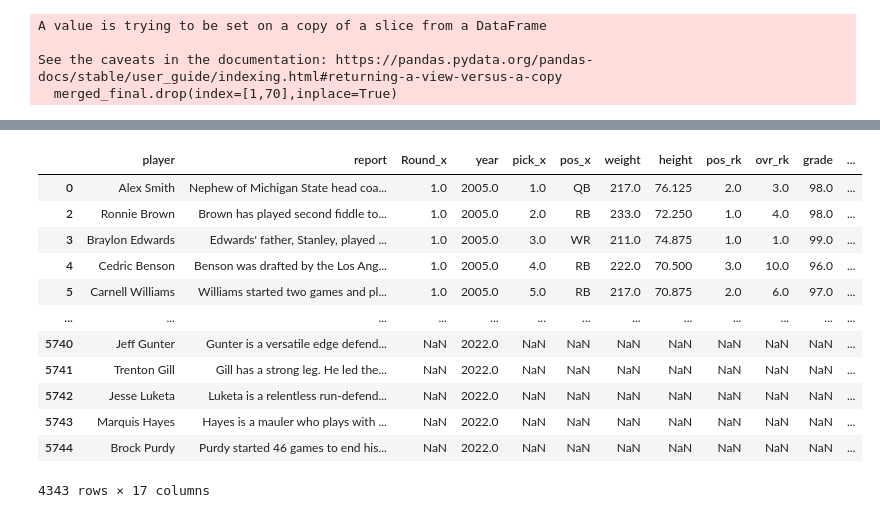
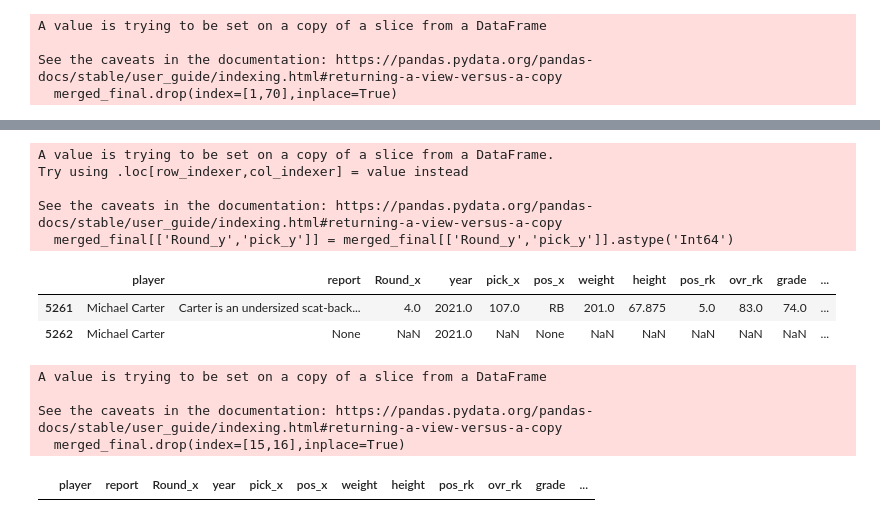
Before and after one commit to jpalgon/Draft_Scouting, a Jupyter notebook: Data Cleaning.ipynb, the cells around one changed output, grey strips where cells are left out. Cells and saved outputs as stored; diff of their text form; code cells hidden in the pictures.

Commit message:
finished data cleaning

```diff
--- a/Data Cleaning.ipynb
+++ b/Data Cleaning.ipynb
@@ -360,0 +329,14 @@ See the caveats in the documentation: https://pandas.pydata.org/pandas-docs/stab
+# %%
+merged_final[['Round_y','pick_y']] = merged_final[['Round_y','pick_y']].astype('Int64')
+# %% [output]
+A value is trying to be set on a copy of a slice from a DataFrame.
+Try using .loc[row_indexer,col_indexer] = value instead
+
+See the caveats in the documentation: https://pandas.pydata.org/pandas-docs/stable/user_guide/indexing.html#returning-a-view-versus-a-copy
+  merged_final[['Round_y','pick_y']] = merged_final[['Round_y','pick_y']].astype('Int64')
+# %%
+merged_final[merged_final.player == 'Michael Carter']
+# %% [output]
+|  | player | report | Round_x | year | pick_x | pos_x | weight | height | pos_rk | ovr_rk | grade | ... |
+| 5261 | Michael Carter | Carter is an undersized scat-back... | 4.0 | 2021.0 | 107.0 | RB | 201.0 | 67.875 | 5.0 | 83.0 | 74.0 | ... |
+| 5262 | Michael Carter | None | NaN | 2021.0 | NaN | None | NaN | NaN | NaN | NaN | NaN | ... |
@@ -361,16 +348,17 @@ See the caveats in the documentation: https://pandas.pydata.org/pandas-docs/stab
+# %%
+merged_final.loc[[3531],['Round_y','pick_y','school_y','age']] = np.nan
+# %%
+merged_final.loc[[4507],['report','weight','height','pos_rk','ovr_rk','grade','Round_x','pick_x','pos_x','school_x']] = None
+# %%
+merged_final.loc[[5262],['report','weight','height','pos_rk','ovr_rk','grade','Round_x','pick_x','pos_x','school_x']] = None
+# %%
+merged_final.drop(index=[15,16],inplace=True)
+# %% [output]
+A value is trying to be set on a copy of a slice from a DataFrame
+
+See the caveats in the documentation: https://pandas.pydata.org/pandas-docs/stable/user_guide/indexing.html#returning-a-view-versus-a-copy
+  merged_final.drop(index=[15,16],inplace=True)
 # %%
-merged_final
+merged_final[(merged_final.Round_x != merged_final.Round_y) & (merged_final.Round_x.notna())]
 # %% [output]
 |  | player | report | Round_x | year | pick_x | pos_x | weight | height | pos_rk | ovr_rk | grade | ... |
-| 0 | Alex Smith | Nephew of Michigan State head coa... | 1.0 | 2005.0 | 1.0 | QB | 217.0 | 76.125 | 2.0 | 3.0 | 98.0 | ... |
-| 2 | Ronnie Brown | Brown has played second fiddle to... | 1.0 | 2005.0 | 2.0 | RB | 233.0 | 72.250 | 1.0 | 4.0 | 98.0 | ... |
-| 3 | Braylon Edwards | Edwards' father, Stanley, played ... | 1.0 | 2005.0 | 3.0 | WR | 211.0 | 74.875 | 1.0 | 1.0 | 99.0 | ... |
-| 4 | Cedric Benson | Benson was drafted by the Los Ang... | 1.0 | 2005.0 | 4.0 | RB | 222.0 | 70.500 | 3.0 | 10.0 | 96.0 | ... |
-| 5 | Carnell Williams | Williams started two games and pl... | 1.0 | 2005.0 | 5.0 | RB | 217.0 | 70.875 | 2.0 | 6.0 | 97.0 | ... |
-| ... | ... | ... | ... | ... | ... | ... | ... | ... | ... | ... | ... | ... |
-| 5740 | Jeff Gunter | Gunter is a versatile edge defend... | NaN | 2022.0 | NaN | NaN | NaN | NaN | NaN | NaN | NaN | ... |
-| 5741 | Trenton Gill | Gill has a strong leg. He led the... | NaN | 2022.0 | NaN | NaN | NaN | NaN | NaN | NaN | NaN | ... |
-| 5742 | Jesse Luketa | Luketa is a relentless run-defend... | NaN | 2022.0 | NaN | NaN | NaN | NaN | NaN | NaN | NaN | ... |
-| 5743 | Marquis Hayes | Hayes is a mauler who plays with ... | NaN | 2022.0 | NaN | NaN | NaN | NaN | NaN | NaN | NaN | ... |
-| 5744 | Brock Purdy | Purdy started 46 games to end his... | NaN | 2022.0 | NaN | NaN | NaN | NaN | NaN | NaN | NaN | ... |
-4343 rows × 17 columns
```
Also changed, not shown: parts of 15 cells of this notebook, 1 other file.
